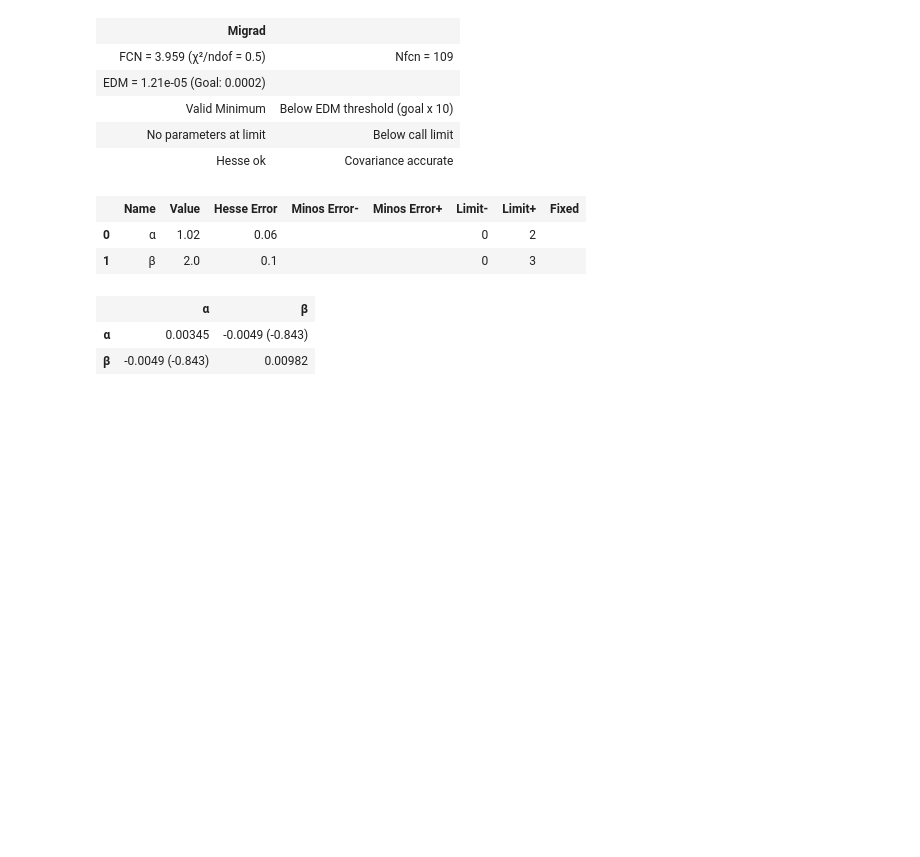
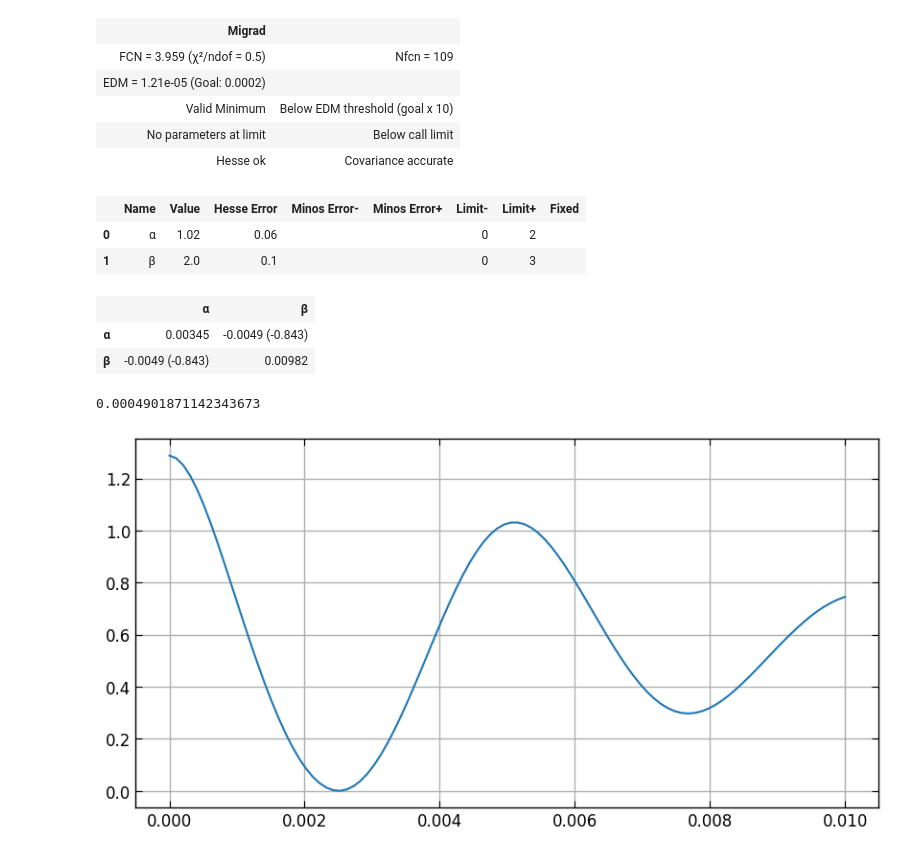
Before and after one commit to pboistier/energy-effects-T2K, a Jupyter notebook: docs/source/notebooks/minuit_fit.ipynb, the cells around one changed output. Drawn from its saved outputs; the diff is of its cells as text; code cells hidden in the pictures; blank space fills up the shorter version.

```diff
--- a/docs/source/notebooks/minuit_fit.ipynb
+++ b/docs/source/notebooks/minuit_fit.ipynb
@@ -120,3 +123,28 @@ def t2k_likelihood(Δ2m32):
+# %%
+t2k_likelihood(
+    θ23=param.NUFIT["theta_23"]["bf"],
+    δCP=param.NUFIT["delta_CP"]["bf"],
+    Δ2m32=-param.NUFIT["Dm_square_32"]["bf"],
+)
+# %% [output]
+0.0004901871142343673
+# %%
+some_bin = np.linspace(0e-3, 10e-3, 100)
+# %%
+plt.plot(
+    some_bin,
+    [
+        t2k_likelihood(
+            θ23=param.NUFIT["theta_23"]["bf"],
+            δCP=param.NUFIT["delta_CP"]["bf"],
+            Δ2m32=x,
+        )
+        for x in some_bin
+    ],
+)
+plt.show()
+# %% [output]
+[figure, added]
 # %%
 t2k_likelihood.errordef = Minuit.LIKELIHOOD
 # %%
```
Also changed, not shown: parts of 16 cells of this notebook, 3 other files.
